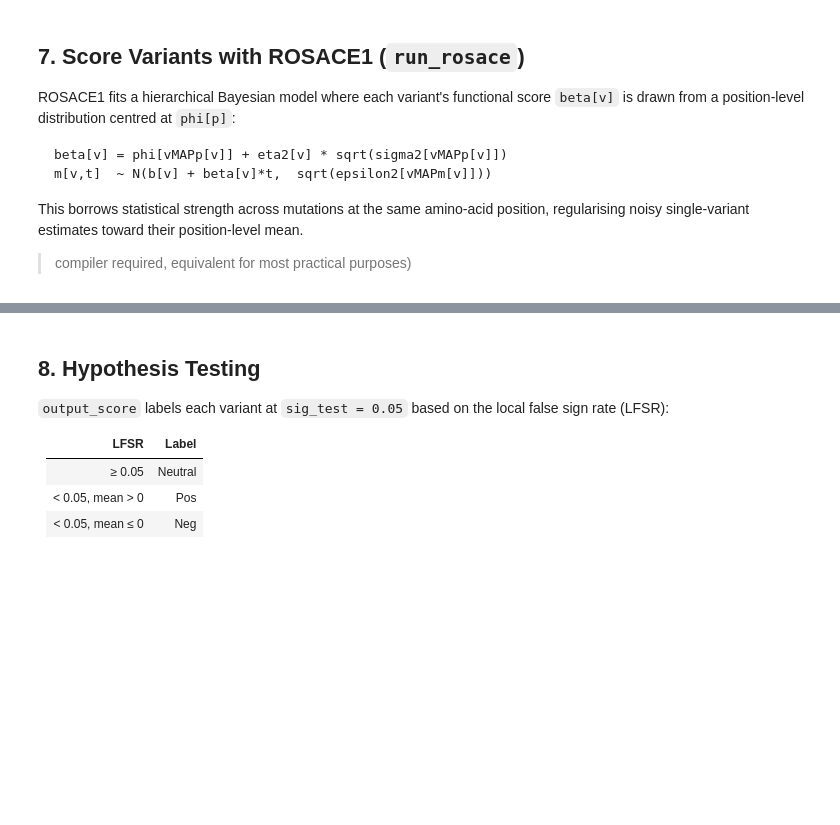
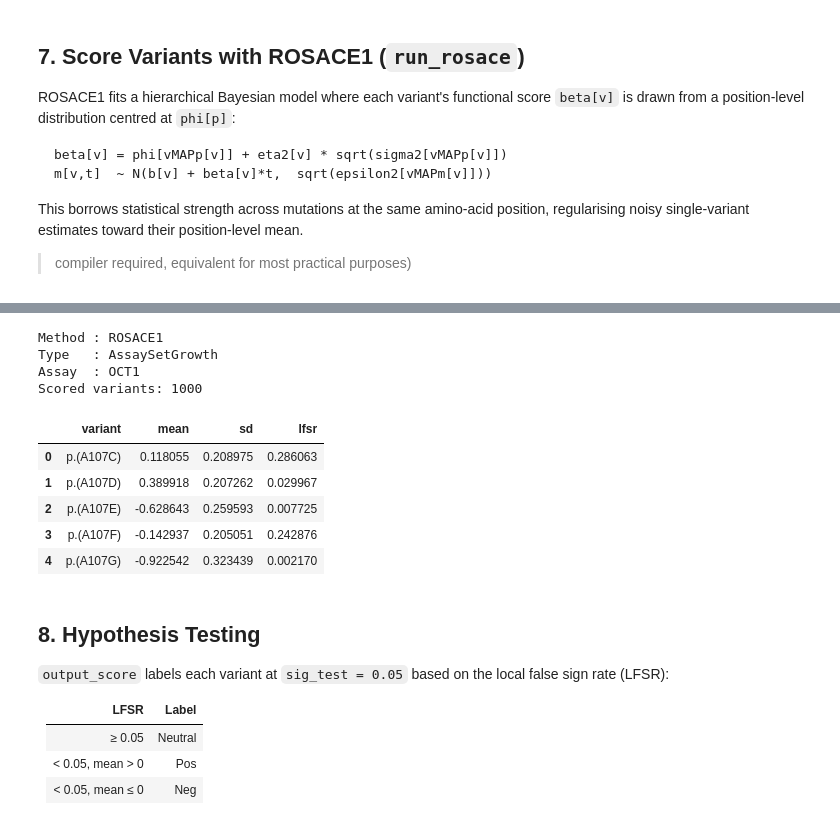
Before and after one commit to Icosahedral-Dice/rosace-python, a Jupyter notebook: vignettes/run_rosace_oct1.ipynb, the cells around one changed output, grey strips where cells are left out. Drawn from its saved outputs; the diff is of its cells as text; code cells hidden in the pictures; blank space fills up the shorter version.

```diff
--- a/vignettes/run_rosace_oct1.ipynb
+++ b/vignettes/run_rosace_oct1.ipynb
@@ -221,0 +262,17 @@ print(f"Missense assay: {assay_missense.combined_counts.shape[0]} variants × "
+# %%
+# keep first 1000 missense variants in current order
+keep_n = 1000
+keep_vars = assay_missense.var_names[:keep_n]
+keep_set = set(keep_vars)
+
+var_info_test = var_info[var_info["variant"].isin(keep_set)].copy()
+
+idx = [i for i, v in enumerate(assay_missense.var_names) if v in keep_set]
+assay_test = AssaySetGrowth(
+    combined_counts=assay_missense.combined_counts[idx],
+    var_names=[assay_missense.var_names[i] for i in idx],
+    reps=assay_missense.reps,
+    key=assay_missense.key,
+    rounds=assay_missense.rounds,
+)
+print(assay_test.combined_counts.shape, len(var_info_test))
@@ -239,8 +313,8 @@ position-level mean.
 # %%
 score_obj = run_rosace(
-    assay_missense,
+    assay_test,
     method="ROSACE1",
-    var_info=var_info,
+    var_info=var_info_test,
     seed=42,
 )
 print(f"Method : {score_obj.method}")
@@ -248,3 +322,4 @@ print(f"Type   : {score_obj.type}")
 print(f"Assay  : {score_obj.assay_name}")
 print(f"Scored variants: {len(score_obj.score)}")
 score_obj.score.head()
+# %% [output]
@@ -251,3 +344,13 @@ score_obj.score.head()
+Method : ROSACE1
+Type   : AssaySetGrowth
+Assay  : OCT1
+Scored variants: 1000
+|  | variant | mean | sd | lfsr |
+| 0 | p.(A107C) | 0.118055 | 0.208975 | 0.286063 |
+| 1 | p.(A107D) | 0.389918 | 0.207262 | 0.029967 |
+| 2 | p.(A107E) | -0.628643 | 0.259593 | 0.007725 |
+| 3 | p.(A107F) | -0.142937 | 0.205051 | 0.242876 |
+| 4 | p.(A107G) | -0.922542 | 0.323439 | 0.002170 |
 # %% [markdown]
 ## 8. Hypothesis Testing
 
```
Also changed, not shown: parts of 21 cells of this notebook, 2 other files.
